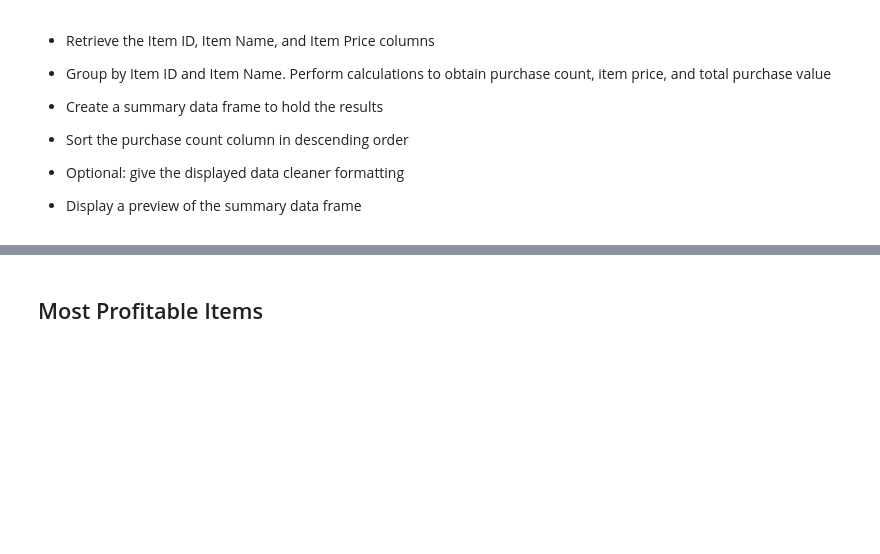
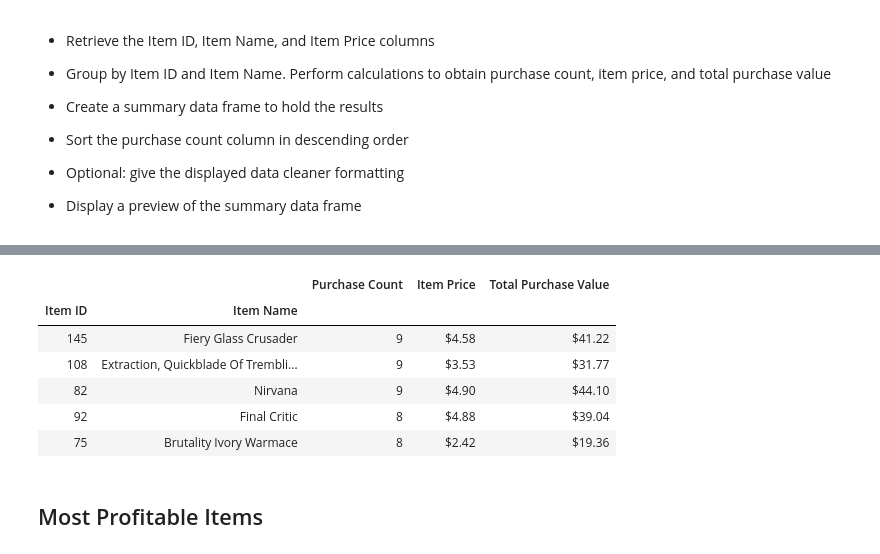
Before and after one commit to jehixson3/Analysis-of-Gaming-Data-using-Pandas, a Jupyter notebook: HeroesOfPymoli_pd.ipynb, the cells around one changed output, grey strips where cells are left out. Saved outputs shown, nothing was run; the diff lists cells and outputs as text; code cells hidden in the pictures; blank space fills up the shorter version.

```diff
--- a/HeroesOfPymoli_pd.ipynb
+++ b/HeroesOfPymoli_pd.ipynb
@@ -263,3 +300,29 @@ organized_age_df
+# %%
+# Extract item Data
+item_data = heropymol_purchase_df.loc[:,["Item ID", "Item Name", "Price"]]
+
+# Perform basic calculations
+total_item_purchase = item_data.groupby(["Item ID", "Item Name"]).sum()["Price"].rename("Total Purchase Value")
+average_item_purchase = item_data.groupby(["Item ID", "Item Name"]).mean()["Price"]
+item_count = item_data.groupby(["Item ID", "Item Name"]).count()["Price"].rename("Purchase Count")
+
+# Format Data
+item_data_pd = pd.DataFrame({"Total Purchase Value": total_item_purchase, "Item Price": average_item_purchase, "Purchase Count": item_count})
+item_data_pd["Item Price"] = item_data_pd["Item Price"].map("${:,.2f}".format)
+item_data_pd ["Purchase Count"] = item_data_pd["Purchase Count"].map("{:,}".format)
+item_data_pd["Total Purchase Value"] = item_data_pd["Total Purchase Value"].map("${:,.2f}".format)
+item_data_pd = item_data_pd.loc[:,["Purchase Count", "Item Price", "Total Purchase Value"]]
+
+# Display the Item Table
+item_data_pd.sort_values("Purchase Count", ascending=False).head(5)
+# %% [output]
+|  |  | Purchase Count | Item Price | Total Purchase Value |
+| Item ID | Item Name |  |  |  |
+| 145 | Fiery Glass Crusader | 9 | $4.58 | $41.22 |
+| 108 | Extraction, Quickblade Of Trembli... | 9 | $3.53 | $31.77 |
+| 82 | Nirvana | 9 | $4.90 | $44.10 |
+| 92 | Final Critic | 8 | $4.88 | $39.04 |
+| 75 | Brutality Ivory Warmace | 8 | $2.42 | $19.36 |
 # %% [markdown]
 ## Most Profitable Items
 # %% [markdown]
```
Also changed, not shown: parts of 13 cells of this notebook.
